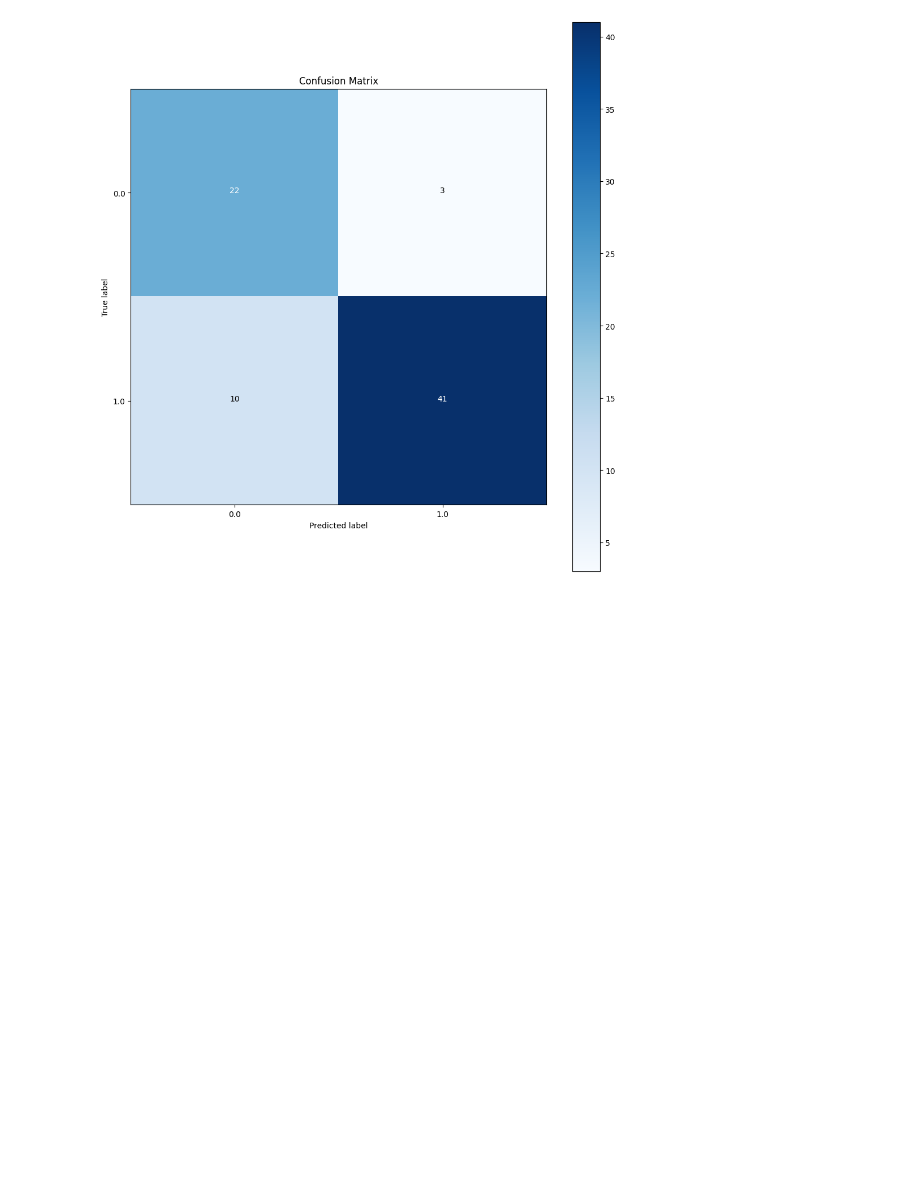
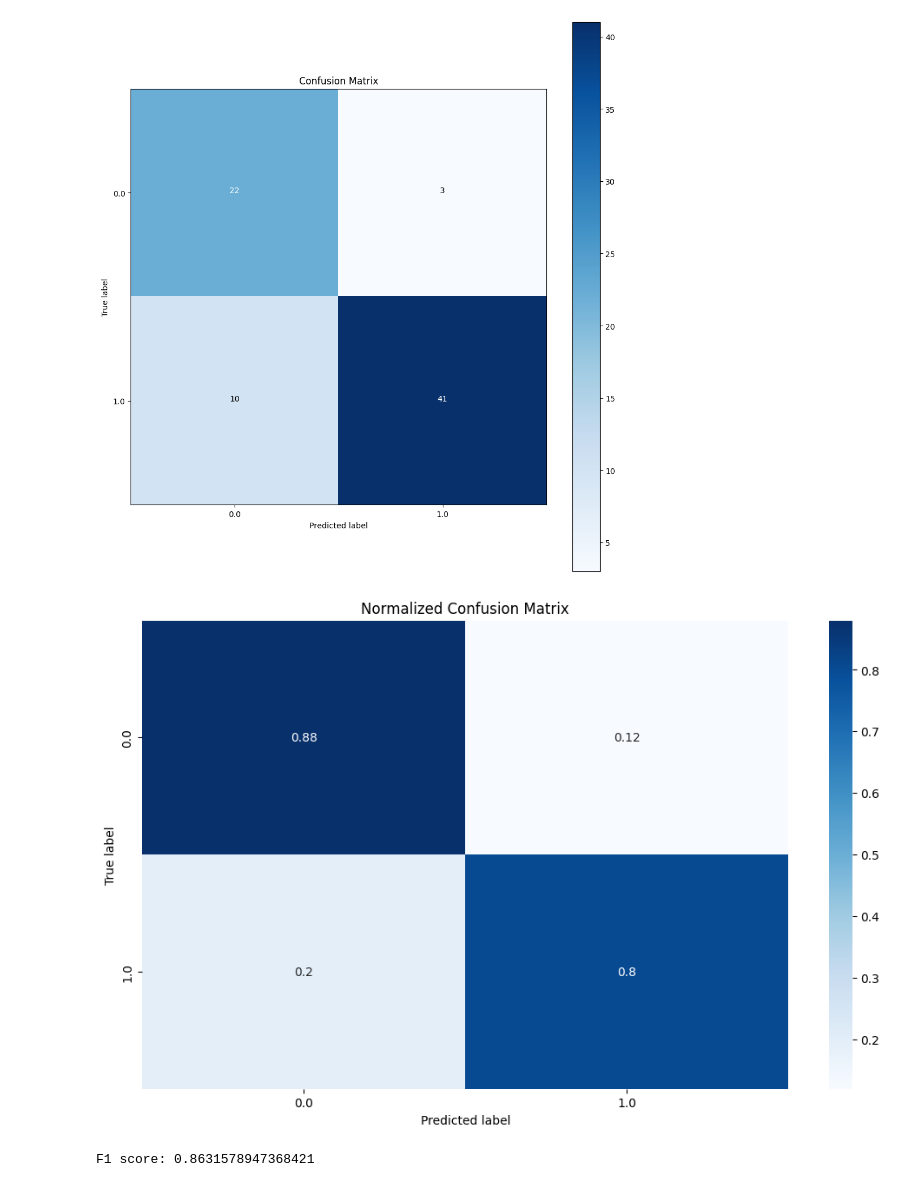
Before and after one commit to cereal-with-water/Brain-tumor-Detection, a Jupyter notebook: notebook.ipynb, the cells around one changed output. Cells and saved outputs as stored; diff of their text form; code cells hidden in the pictures; blank space fills up the shorter version.

```diff
--- a/notebook.ipynb
+++ b/notebook.ipynb
@@ -351,7 +351,7 @@ with torch.no_grad():
     outputs = model(X_test.transpose(1,3).transpose(2,3))
     predictions = (outputs >= 0.5).float()
 
-y_predict = predictions.cpu().numpy().squeeze()
+y_predict = predicted.cpu().numpy().squeeze()
 y_true = y_test.numpy().squeeze()
 
 # Calculate confusion matrix
@@ -380,3 +380,38 @@ plt.tight_layout()
 plt.show()
 # %% [output]
 [figure]
+# %%
+import numpy as np
+import pandas as pd
+import seaborn as sn
+import matplotlib.pyplot as plt
+from sklearn.metrics import confusion_matrix, f1_score
+
+# Assuming you have your true labels 'y_true' and predicted labels 'y_pred' already defined
+
+# Calculate confusion matrix
+cf_matrix = confusion_matrix(y_true, y_predict)
+
+# Normalize confusion matrix
+normalized_cf_matrix = cf_matrix / np.sum(cf_matrix, axis=1)[:, None]
+
+# Get the unique classes
+classes = np.unique(y_true)
+
+# Create DataFrame from normalized confusion matrix
+df_cm = pd.DataFrame(normalized_cf_matrix, index=classes, columns=classes)
+
+# Plot confusion matrix
+plt.figure(figsize=(12, 7))
+sn.heatmap(df_cm, annot=True, cmap="Blues")
+plt.title('Normalized Confusion Matrix')
+plt.xlabel('Predicted label')
+plt.ylabel('True label')
+plt.show()
+
+# Calculate F1 score
+f1 = f1_score(y_true, y_predict)
+print("F1 score:", f1)
+# %% [output]
+[figure, added]
+F1 score: 0.8631578947368421
```
